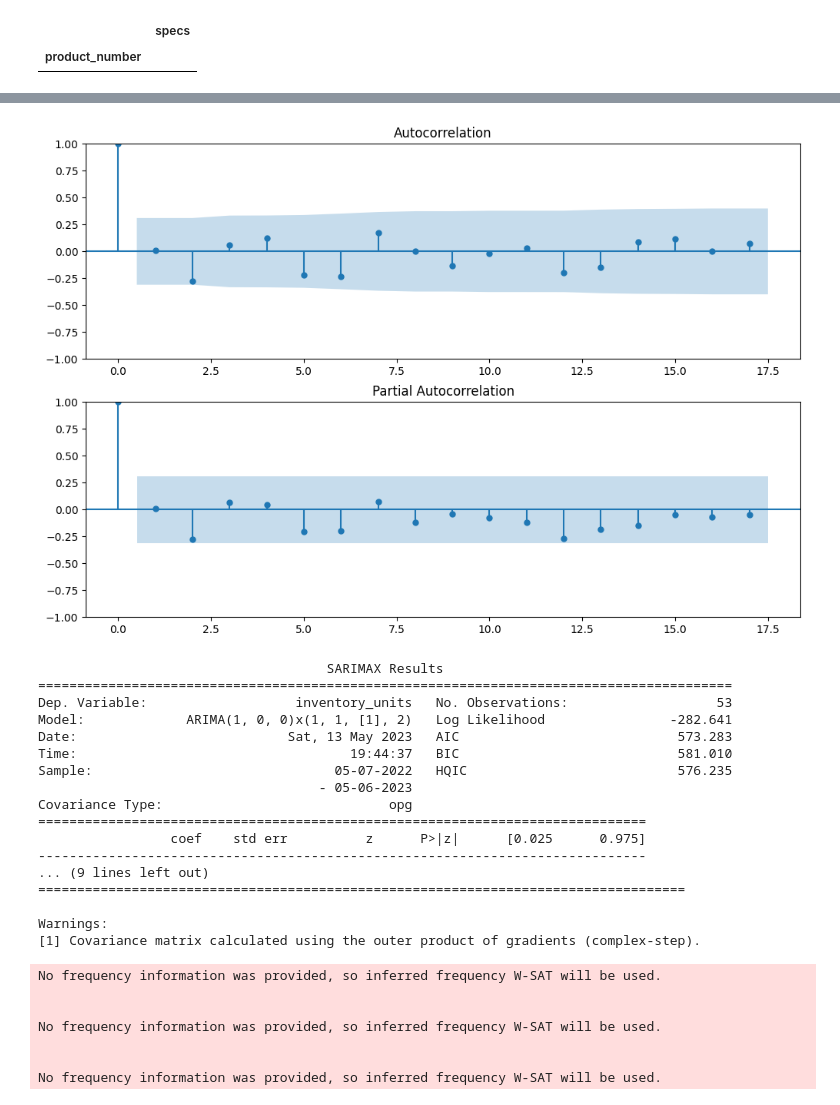
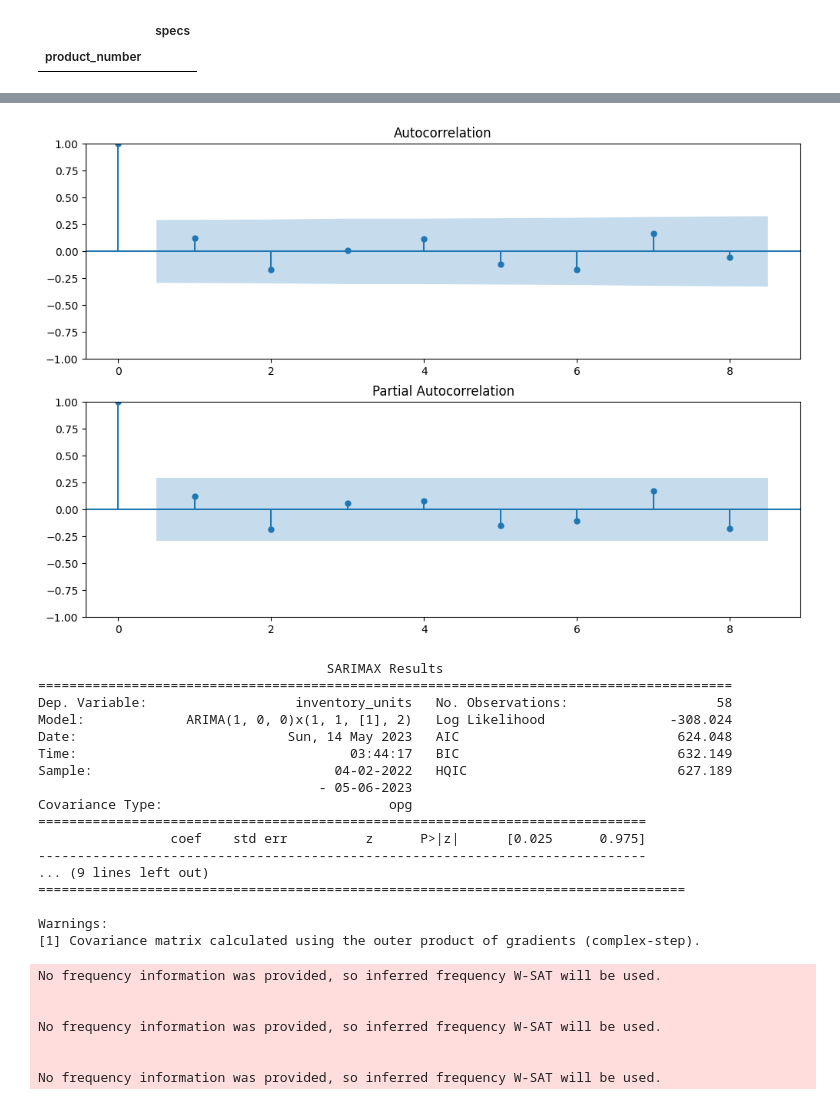
Before and after one commit to josalhor/hp-stock, a Jupyter notebook: pred.ipynb, the cells around one changed output, grey strips where cells are left out. Saved outputs shown, nothing was run; the diff lists cells and outputs as text; code cells hidden in the pictures.

```diff
--- a/pred.ipynb
+++ b/pred.ipynb
@@ -385,7 +421,7 @@ PREDICT_WEEKS = 13
 from sklearn.linear_model import LinearRegression
 from sklearn.metrics import mean_squared_error, mean_squared_log_error
 
-CONSIDER_FROM = '2022-05-01'
+CONSIDER_FROM = '2022-04-01'
 
 def get_train_test_data(df, product_number, predict_weeks):
     # Get train and test data
@@ -631,15 +664,15 @@ dtype: float64
 # %%
 from statsmodels.graphics.tsaplots import plot_acf, plot_pacf
 
 LOOKBACK = 13
 
 fig = plt.figure(figsize=(12,8))
 ax1 = fig.add_subplot(211)
-fig = plot_acf(timeseries.iloc[LOOKBACK:], lags=17, ax=ax1)
+fig = plot_acf(timeseries.iloc[LOOKBACK:], lags=8, ax=ax1)
 ax2 = fig.add_subplot(212)
-fig = plot_pacf(timeseries.iloc[LOOKBACK:], lags=17, ax=ax2)
+fig = plot_pacf(timeseries.iloc[LOOKBACK:], lags=8, ax=ax2)
 # %% [output]
-[figure, old version]
+[figure, new version]
 # %%
 from statsmodels.tsa.arima.model import ARIMA
 
@@ -652,11 +685,11 @@ print(results.summary())
 # %% [output]
                                      SARIMAX Results
 =========================================================================================
-Dep. Variable:                   inventory_units   No. Observations:                   53
-Model:             ARIMA(1, 0, 0)x(1, 1, [1], 2)   Log Likelihood                -282.641
-Date:                           Sat, 13 May 2023   AIC                            573.283
-Time:                                   19:44:37   BIC                            581.010
-Sample:                               05-07-2022   HQIC                           576.235
+Dep. Variable:                   inventory_units   No. Observations:                   58
+Model:             ARIMA(1, 0, 0)x(1, 1, [1], 2)   Log Likelihood                -308.024
+Date:                           Sun, 14 May 2023   AIC                            624.048
+Time:                                   03:44:17   BIC                            632.149
+Sample:                               04-02-2022   HQIC                           627.189
                                     - 05-06-2023
 Covariance Type:                             opg
 ==============================================================================
```
Also changed, not shown: parts of 13 cells of this notebook, 3 other files.
